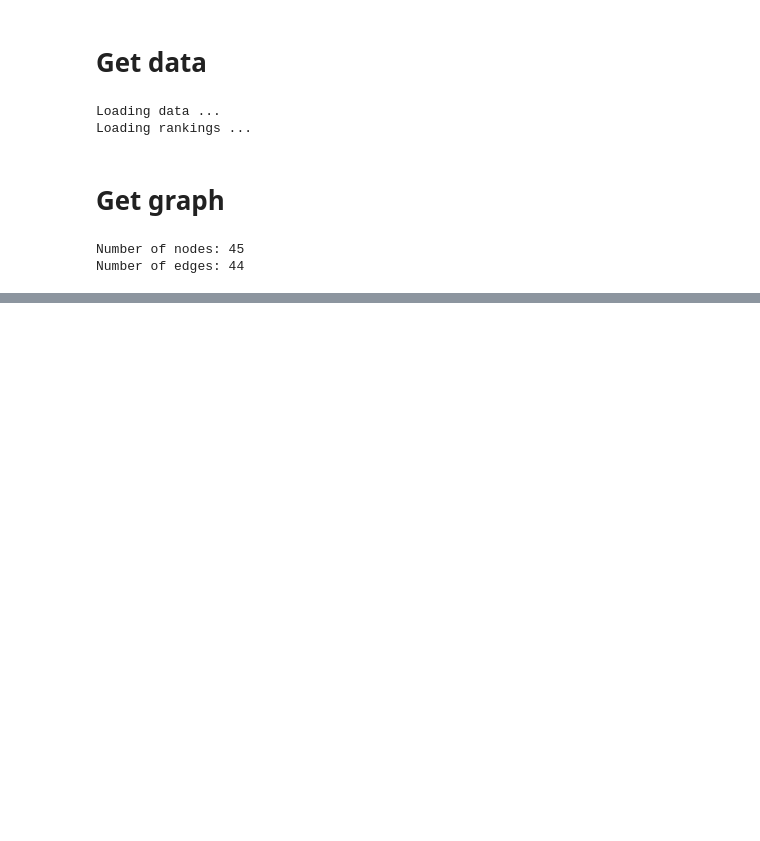
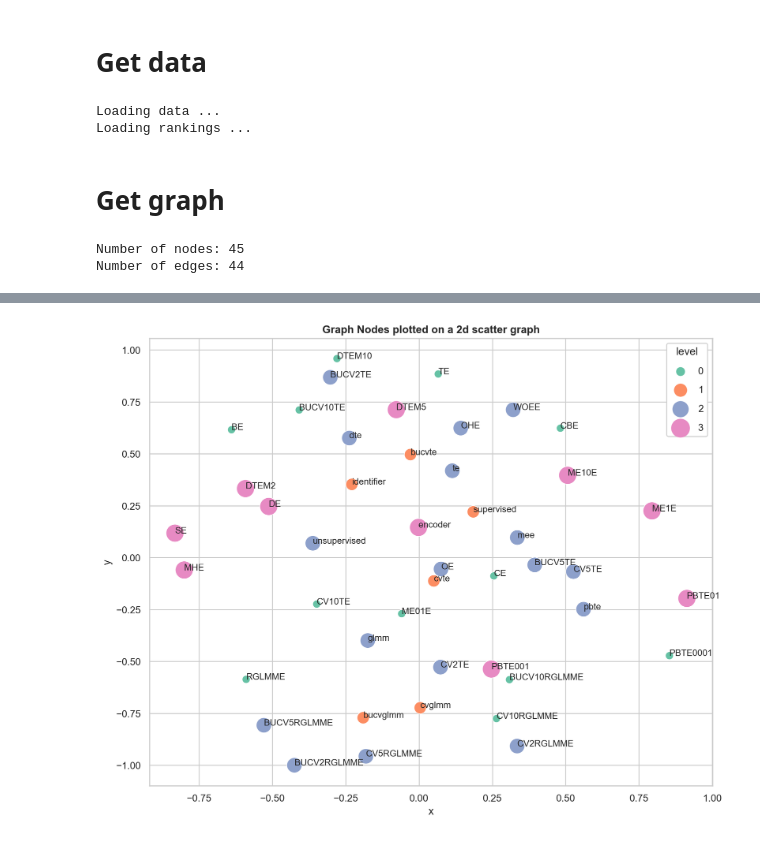
Before and after one commit to nina-prog/meta-learning-for-encoder-selection, a Jupyter notebook: notebooks/week09/week09-encoding-of-encoders.ipynb, the cells around one changed output, grey strips where cells are left out. Cells and saved outputs as stored; diff of their text form; code cells hidden in the pictures; blank space fills up the shorter version.

Commit message:
Add scatterplot for graph

```diff
--- a/notebooks/week09/week09-encoding-of-encoders.ipynb
+++ b/notebooks/week09/week09-encoding-of-encoders.ipynb
@@ -59,0 +91,8 @@ display(HTML(html))
+# %%
+# Get hierarchical level for each node
+G = calculate_level(G)
+# %%
+# Print the hierarchical level for all nodes
+for node, data in G.nodes(data=True):
+    level = data["hierarchical_level"]
+    print("Node:", node, "Level:", level)
@@ -60,3 +117,25 @@ display(HTML(html))
+# %%
+# Get the position of each node in the graph
+pos = nx.spring_layout(G, k=0.5, iterations=50)
+# %%
+# Extract x and y coordinates and combine with the level attribute
+graph_df = pd.DataFrame.from_dict(pos, orient='index', columns=['x', 'y'])
+graph_df['level'] = nx.get_node_attributes(G, 'hierarchical_level')
+# %%
+with plt.rc_context({"legend.labelspacing": 1.0, 'legend.frameon':True, 'legend.framealpha':1.0}):
+    # Make scatter plot of the nodes
+    plt.figure(figsize=(10, 8))
+    sns.scatterplot(data=graph_df, x='x', y='y', hue='level', size='level', sizes=(80, 400), palette="Set2")
+    # Add node labels as annotations to the plot
+    for node, (x, y) in pos.items():
+        plt.text(x, y, node, fontsize=10)
+    # Add title to the plot
+    plt.title('Graph Nodes plotted on a 2d scatter graph', fontweight='bold')
+    # Show plot
+    plt.tight_layout()
+    plt.show()
+# %% [output]
+[figure, added]
 # %% [markdown]
 # Pointcarè embedding
 We want to encode the feature encoder using the [Pointcarè Embedding](https://radimrehurek.com/gensim/models/poincare.html). By doing this we encode the hierarchical structure of the feature encoder and preserve it. The graph with the hierarchical structure is given in [data/raw](../../data/raw), the library networkx is used to load the graph.
```
Also changed, not shown: parts of 9 cells of this notebook.
